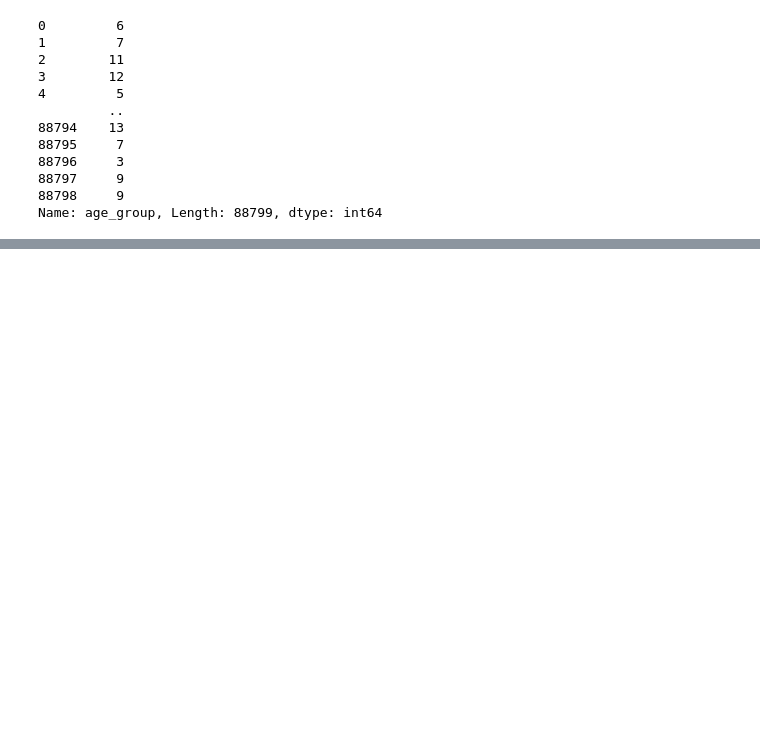
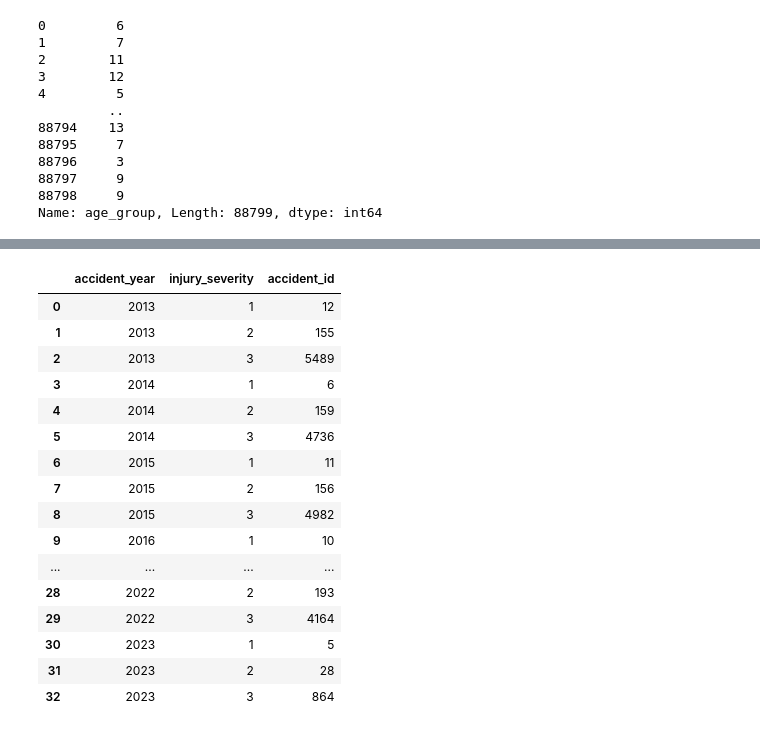
Before and after one commit to tryko/anyway, a Jupyter notebook: EDA_JER.ipynb, the cells around one changed output, grey strips where cells are left out. Saved outputs shown, nothing was run; the diff lists cells and outputs as text; code cells hidden in the pictures; blank space fills up the shorter version.

```diff
--- a/EDA_JER.ipynb
+++ b/EDA_JER.ipynb
@@ -321,0 +332,23 @@ fig.show()
+# %%
+imh_jr_injuries = imh_jr[imh_jr.injury_severity != 0]
+imh_jr_injuries = imh_jr_injuries.groupby(['accident_year', 'injury_severity']).count().reset_index()[['accident_year',	'injury_severity',	'accident_id']]
+
+imh_jr_injuries
+# %% [output]
+|  | accident_year | injury_severity | accident_id |
+| 0 | 2013 | 1 | 12 |
+| 1 | 2013 | 2 | 155 |
+| 2 | 2013 | 3 | 5489 |
+| 3 | 2014 | 1 | 6 |
+| 4 | 2014 | 2 | 159 |
+| 5 | 2014 | 3 | 4736 |
+| 6 | 2015 | 1 | 11 |
+| 7 | 2015 | 2 | 156 |
+| 8 | 2015 | 3 | 4982 |
+| 9 | 2016 | 1 | 10 |
+| ... | ... | ... | ... |
+| 28 | 2022 | 2 | 193 |
+| 29 | 2022 | 3 | 4164 |
+| 30 | 2023 | 1 | 5 |
+| 31 | 2023 | 2 | 28 |
+| 32 | 2023 | 3 | 864 |
```
Also changed, not shown: parts of 11 cells of this notebook.
